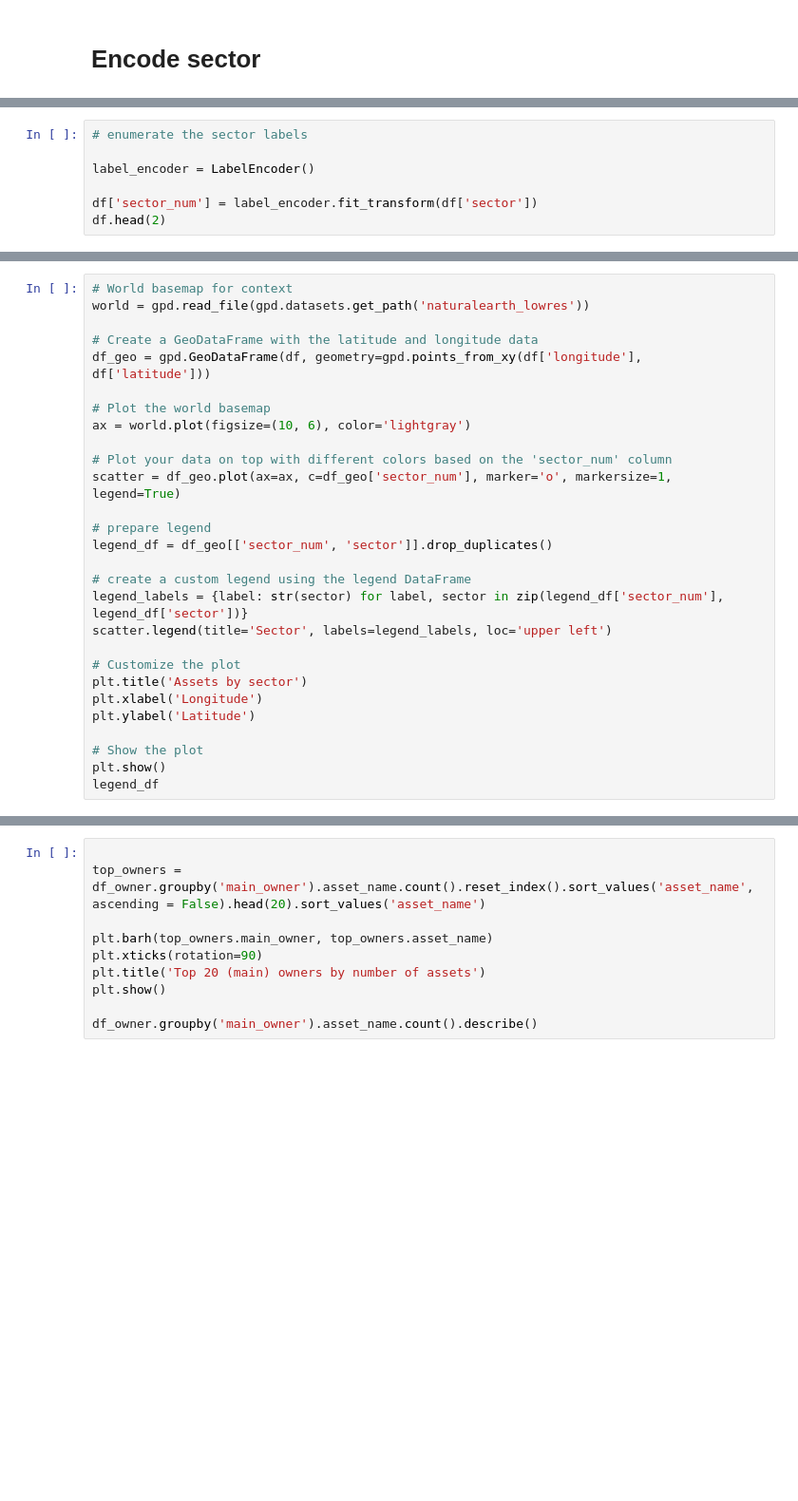
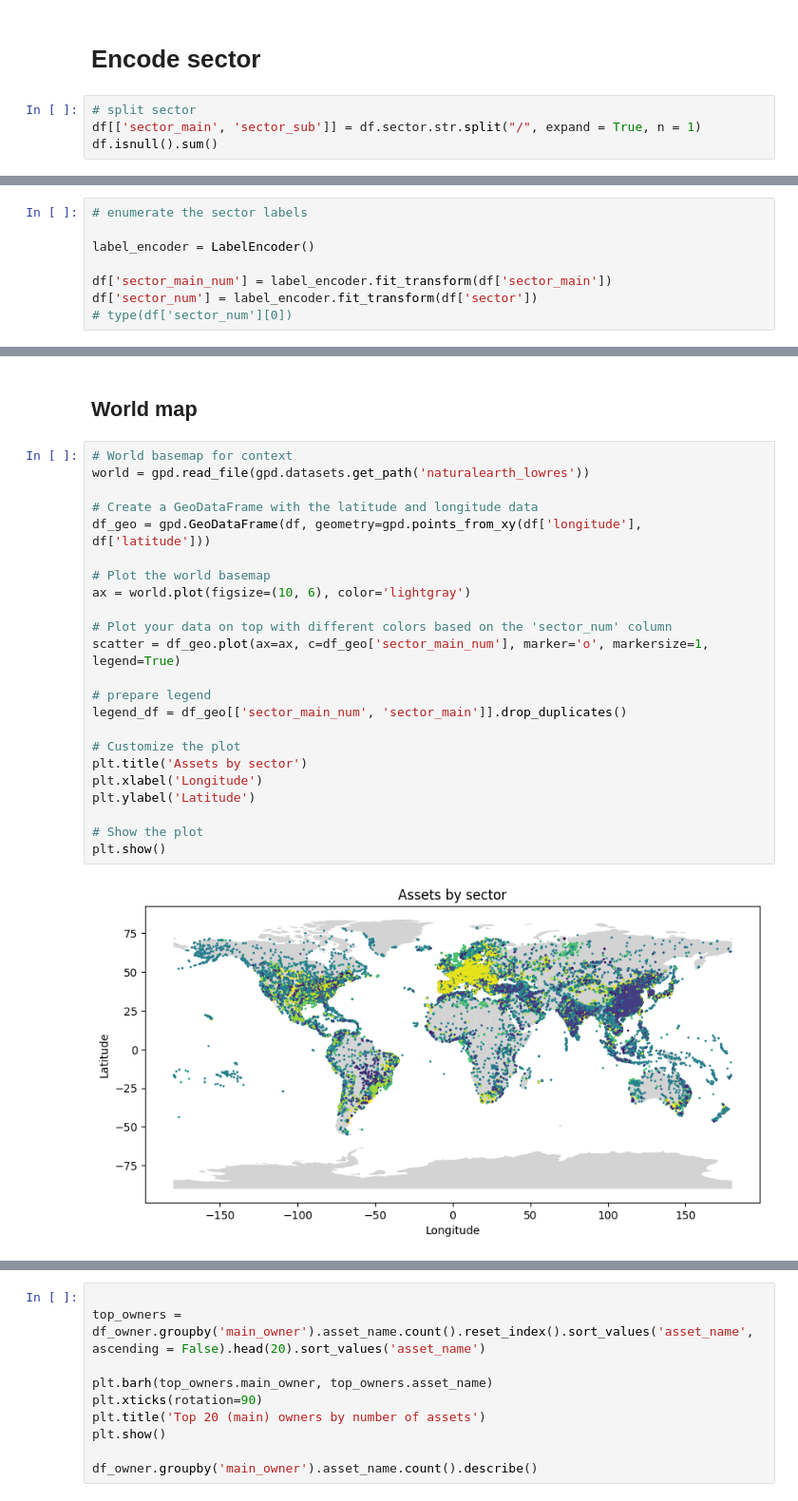
Before and after one commit to wuntunsun/eudr-exposure, a Jupyter notebook: eda.ipynb, the cells around one changed output, grey strips where cells are left out. Shown: that part at 95% size. Saved outputs shown, nothing was run; the diff lists cells and outputs as text; blank space fills up the shorter version.

```diff
--- a/eda.ipynb
+++ b/eda.ipynb
@@ -69,2 +116,6 @@ df_owner
 # %% [markdown]
 # Encode sector
+# %%
+# split sector
+df[['sector_main', 'sector_sub']] = df.sector.str.split("/", expand = True, n = 1)
+df.isnull().sum()
@@ -73,5 +139,6 @@ df_owner
 
 label_encoder = LabelEncoder()
 
+df['sector_main_num'] = label_encoder.fit_transform(df['sector_main'])
 df['sector_num'] = label_encoder.fit_transform(df['sector'])
-df.head(2)
+# type(df['sector_num'][0])
@@ -81,28 +147,27 @@ type(df_geo.sector_num[0])
+# %% [markdown]
+## World map
 # %%
 # World basemap for context
 world = gpd.read_file(gpd.datasets.get_path('naturalearth_lowres'))
 
 # Create a GeoDataFrame with the latitude and longitude data
 df_geo = gpd.GeoDataFrame(df, geometry=gpd.points_from_xy(df['longitude'], df['latitude']))
 
 # Plot the world basemap
 ax = world.plot(figsize=(10, 6), color='lightgray')
 
 # Plot your data on top with different colors based on the 'sector_num' column
-scatter = df_geo.plot(ax=ax, c=df_geo['sector_num'], marker='o', markersize=1, legend=True)
+scatter = df_geo.plot(ax=ax, c=df_geo['sector_main_num'], marker='o', markersize=1, legend=True)
 
 # prepare legend
-legend_df = df_geo[['sector_num', 'sector']].drop_duplicates()
-
-# create a custom legend using the legend DataFrame
-legend_labels = {label: str(sector) for label, sector in zip(legend_df['sector_num'], legend_df['sector'])}
-scatter.legend(title='Sector', labels=legend_labels, loc='upper left')
+legend_df = df_geo[['sector_main_num', 'sector_main']].drop_duplicates()
 
 # Customize the plot
 plt.title('Assets by sector')
 plt.xlabel('Longitude')
 plt.ylabel('Latitude')
 
 # Show the plot
 plt.show()
-legend_df
+# %% [output]
+[figure, added]
```
Also changed, not shown: parts of 18 cells of this notebook, 6 other files.
